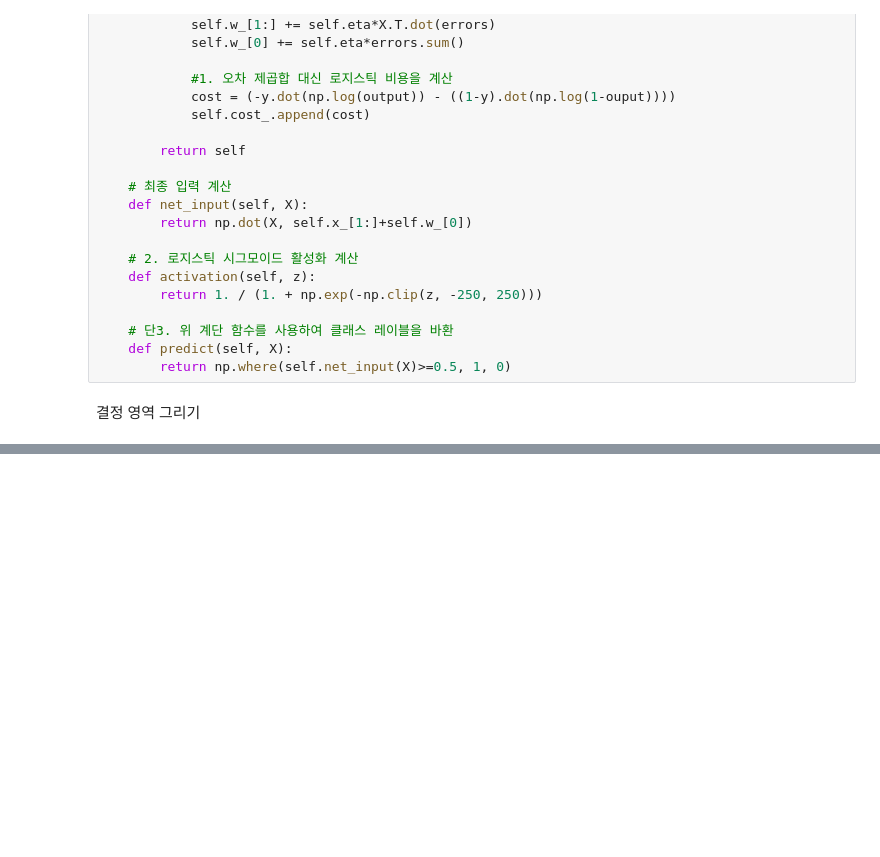
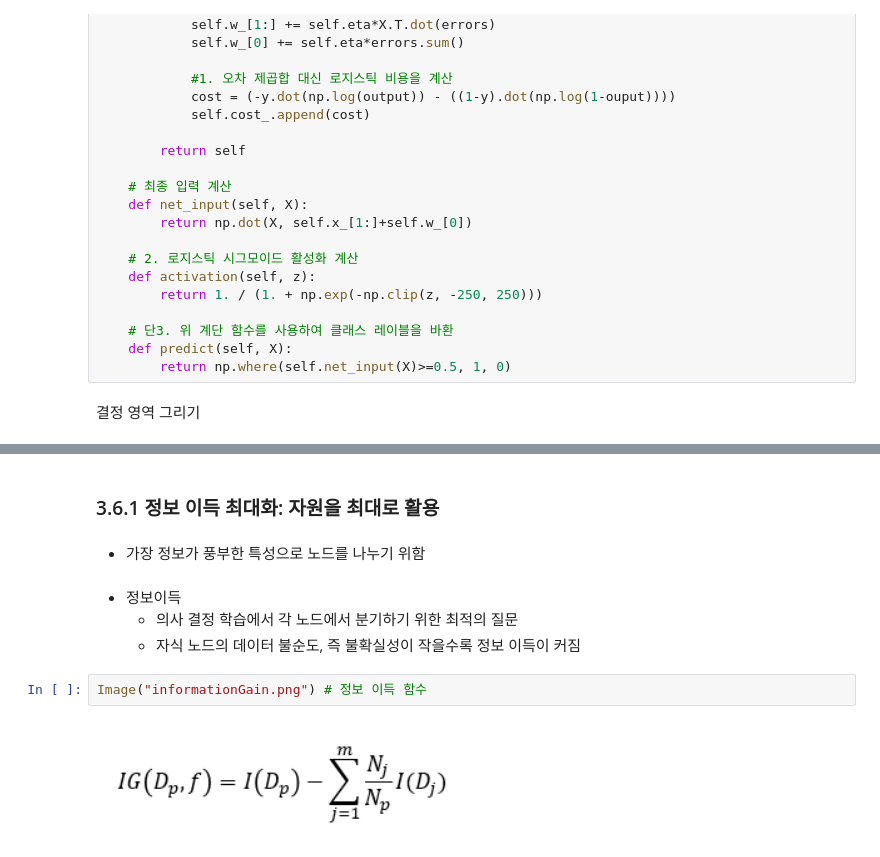
Before and after one commit to moonloves/MachineLearning, a Jupyter notebook: Ch3.ipynb, the cells around one changed output, grey strips where cells are left out. Drawn from its saved outputs; the diff is of its cells as text; blank space fills up the shorter version.

```diff
--- a/Ch3.ipynb
+++ b/Ch3.ipynb
@@ -263,0 +295,12 @@ class LogisticRegressionGD(object):
+# %% [markdown]
+### 3.6.1 정보 이득 최대화: 자원을 최대로 활용
+# %% [markdown]
+* 가장 정보가 풍부한 특성으로 노드를 나누기 위함
+# %% [markdown]
+* 정보이득
+  * 의사 결정 학습에서 각 노드에서 분기하기 위한 최적의 질문
+  * 자식 노드의 데이터 불순도, 즉 불확실성이 작을수록 정보 이득이 커짐
+# %%
+Image("informationGain.png") # 정보 이득 함수
+# %% [output]
+[figure, added]
```
Also changed, not shown: parts of 39 cells of this notebook.
